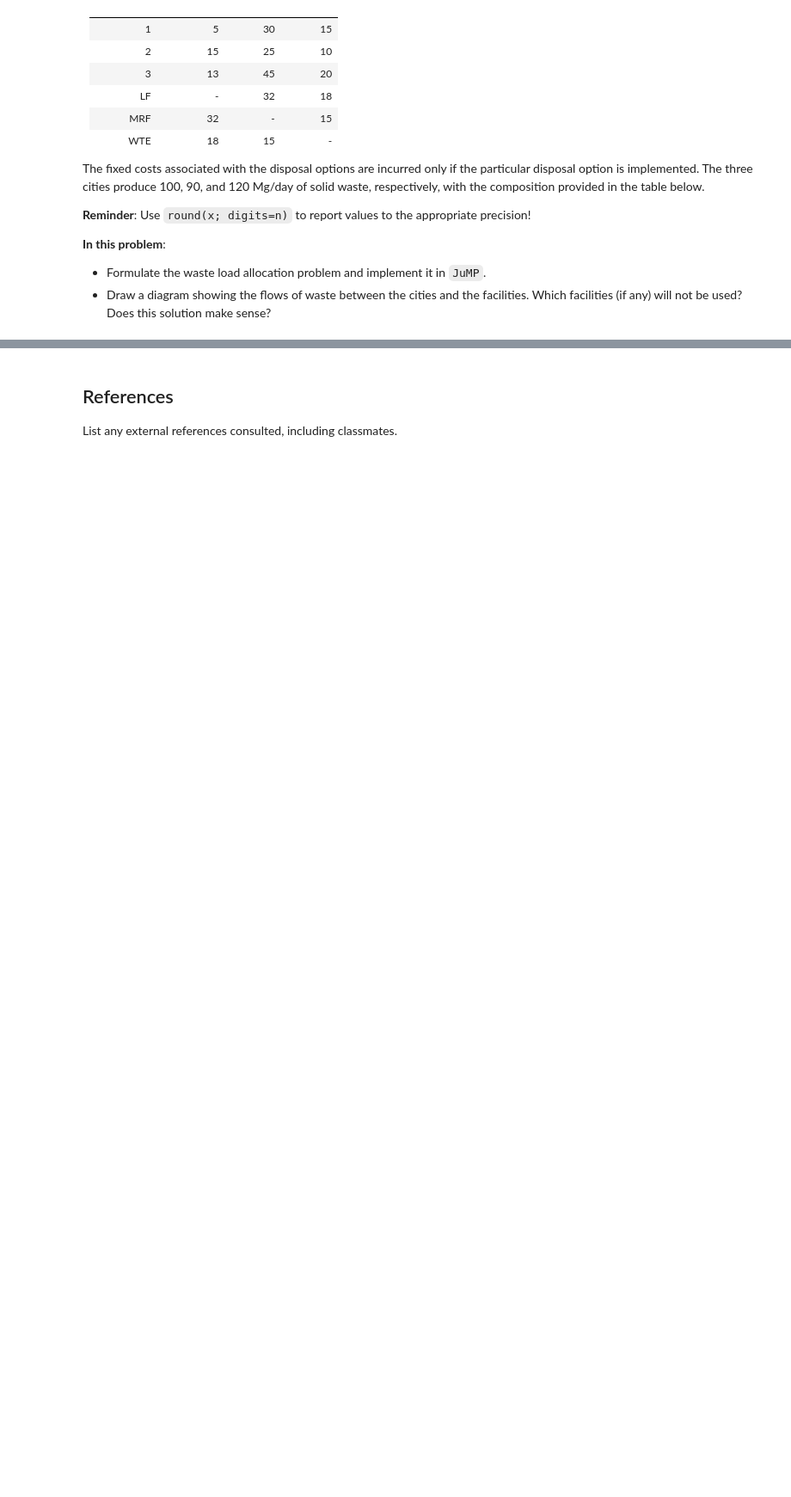
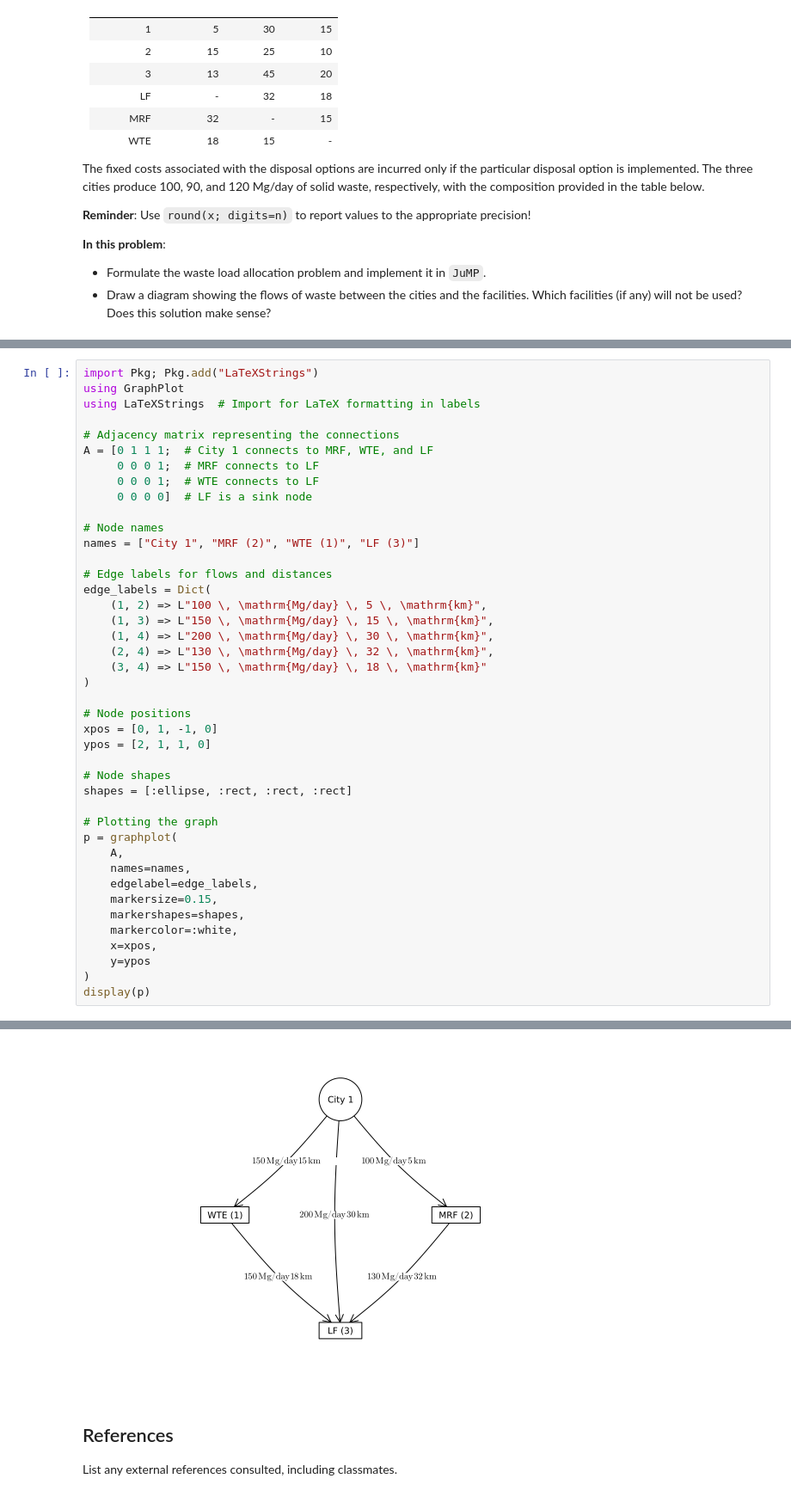
Before and after one commit to BEE4750-FA24/hw5-last-3-brain-cells-1, a Jupyter notebook: hw05.ipynb, the cells around one changed output, grey strips where cells are left out. Shown at 86% size. Saved outputs shown, nothing was run; the diff lists cells and outputs as text; blank space fills up the shorter version.

Commit message:
flow

```diff
--- a/hw05.ipynb
+++ b/hw05.ipynb
@@ -194 +194,44 @@ HiGHS run time      :          0.00
 0.0
+# %%
+import Pkg; Pkg.add("LaTeXStrings")
+using GraphPlot
+using LaTeXStrings  # Import for LaTeX formatting in labels
+
+# Adjacency matrix representing the connections
+A = [0 1 1 1;  # City 1 connects to MRF, WTE, and LF
+     0 0 0 1;  # MRF connects to LF
+     0 0 0 1;  # WTE connects to LF
+     0 0 0 0]  # LF is a sink node
+
+# Node names
+names = ["City 1", "MRF (2)", "WTE (1)", "LF (3)"]
+
+# Edge labels for flows and distances
+edge_labels = Dict(
+    (1, 2) => L"100 \, \mathrm{Mg/day} \, 5 \, \mathrm{km}",
+    (1, 3) => L"150 \, \mathrm{Mg/day} \, 15 \, \mathrm{km}",
+    (1, 4) => L"200 \, \mathrm{Mg/day} \, 30 \, \mathrm{km}",
+    (2, 4) => L"130 \, \mathrm{Mg/day} \, 32 \, \mathrm{km}",
+    (3, 4) => L"150 \, \mathrm{Mg/day} \, 18 \, \mathrm{km}"
+)
+
+# Node positions
+xpos = [0, 1, -1, 0]
+ypos = [2, 1, 1, 0]
+
+# Node shapes
+shapes = [:ellipse, :rect, :rect, :rect]
+
+# Plotting the graph
+p = graphplot(
+    A,
+    names=names,
+    edgelabel=edge_labels,
+    markersize=0.15,
+    markershapes=shapes,
+    markercolor=:white,
+    x=xpos,
+    y=ypos
+)
+display(p)
+# %% [output]
@@ -195,3 +246,4 @@ HiGHS run time      :          0.00
+[figure, added]
 # %% [markdown]
 ## References
 
```
Also changed, not shown: parts of 2 cells of this notebook, 2 other files.
